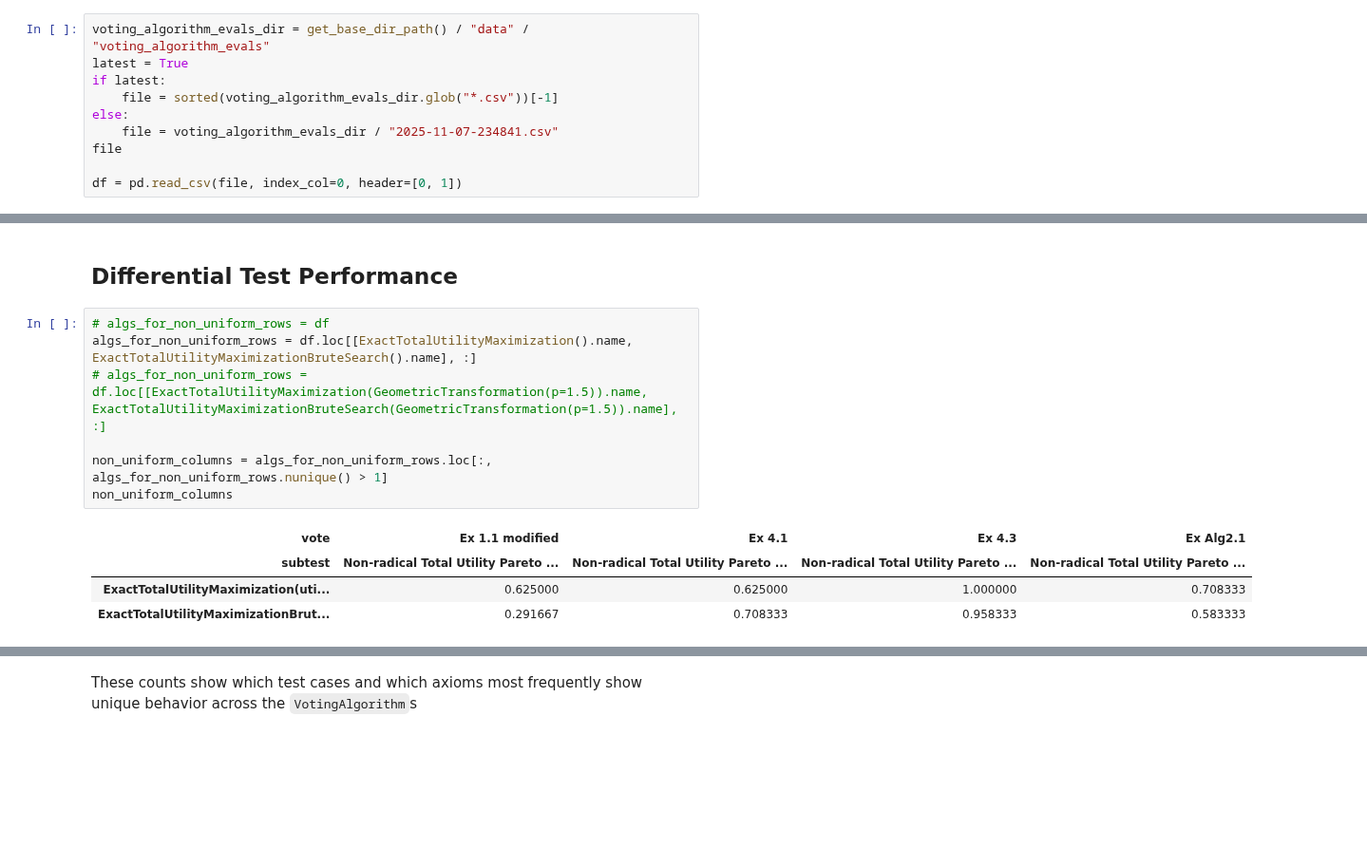
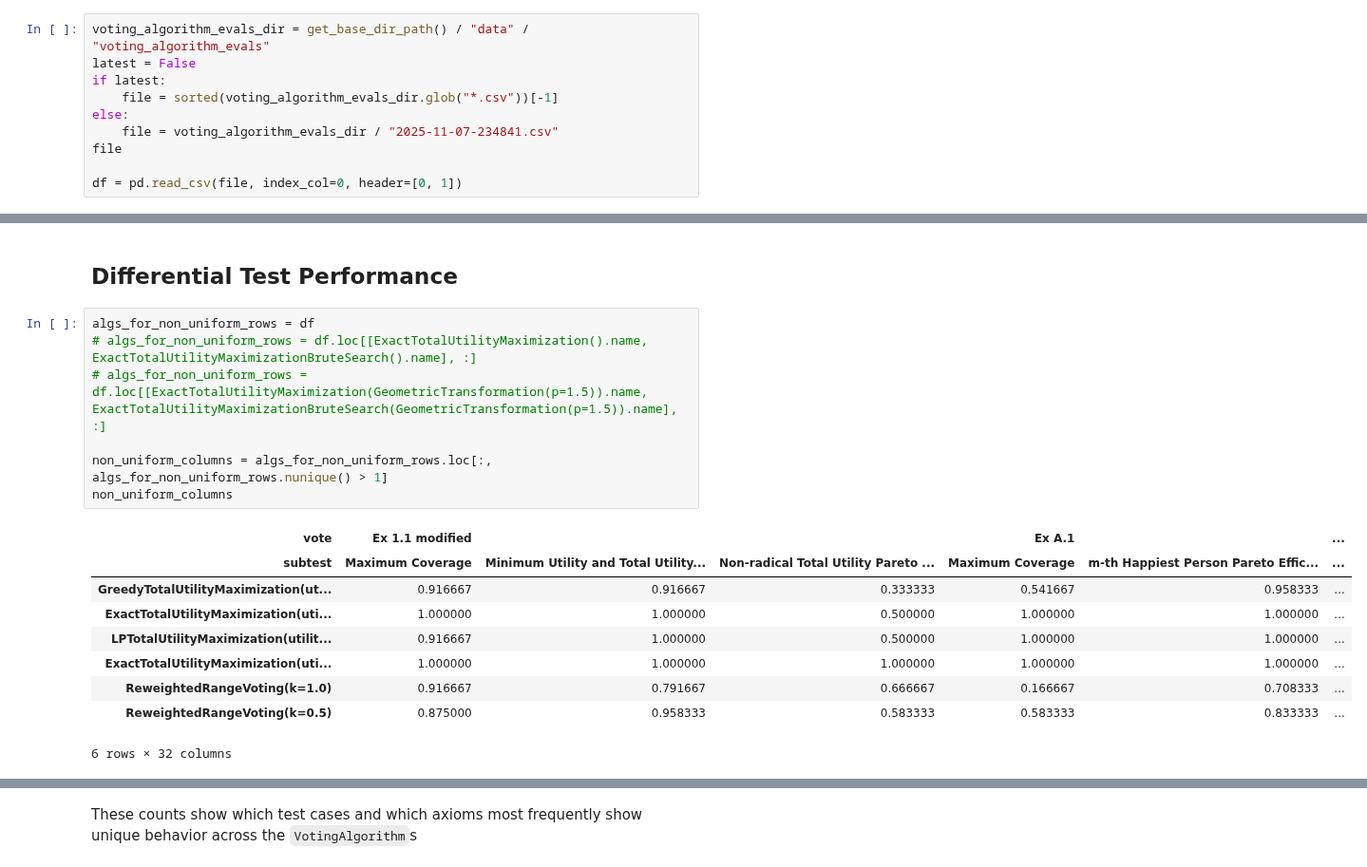
Before and after one commit to aaron-sandoval/generative_social_choice, a Jupyter notebook: generative_social_choice/plots/analyze_voting_algorithm_axiom_results.ipynb, the cells around one changed output, grey strips where cells are left out. Shown at 95% size. Cells and saved outputs as stored; diff of their text form; blank space fills up the shorter version.

```diff
--- a/generative_social_choice/plots/analyze_voting_algorithm_axiom_results.ipynb
+++ b/generative_social_choice/plots/analyze_voting_algorithm_axiom_results.ipynb
@@ -36,7 +36,7 @@ from generative_social_choice.test.utilities_for_testing import rated_vote_cases
 # Load Data
 # %%
 voting_algorithm_evals_dir = get_base_dir_path() / "data" / "voting_algorithm_evals"
-latest = True
+latest = False
 if latest:
     file = sorted(voting_algorithm_evals_dir.glob("*.csv"))[-1]
 else:
@@ -81,17 +87,22 @@ dtype: float64
 # %% [markdown]
 ## Differential Test Performance
 # %%
-# algs_for_non_uniform_rows = df
-algs_for_non_uniform_rows = df.loc[[ExactTotalUtilityMaximization().name, ExactTotalUtilityMaximizationBruteSearch().name], :]
+algs_for_non_uniform_rows = df
+# algs_for_non_uniform_rows = df.loc[[ExactTotalUtilityMaximization().name, ExactTotalUtilityMaximizationBruteSearch().name], :]
 # algs_for_non_uniform_rows = df.loc[[ExactTotalUtilityMaximization(GeometricTransformation(p=1.5)).name, ExactTotalUtilityMaximizationBruteSearch(GeometricTransformation(p=1.5)).name], :]
 
 non_uniform_columns = algs_for_non_uniform_rows.loc[:, algs_for_non_uniform_rows.nunique() > 1]
 non_uniform_columns
 # %% [output]
-| vote | Ex 1.1 modified | Ex 4.1 | Ex 4.3 | Ex Alg2.1 |
-| subtest | Non-radical Total Utility Pareto ... | Non-radical Total Utility Pareto ... | Non-radical Total Utility Pareto ... | Non-radical Total Utility Pareto ... |
-| ExactTotalUtilityMaximization(uti... | 0.625000 | 0.625000 | 1.000000 | 0.708333 |
-| ExactTotalUtilityMaximizationBrut... | 0.291667 | 0.708333 | 0.958333 | 0.583333 |
+| vote | Ex 1.1 modified |  |  | Ex A.1 |  | ... |
+| subtest | Maximum Coverage | Minimum Utility and Total Utility... | Non-radical Total Utility Pareto ... | Maximum Coverage | m-th Happiest Person Pareto Effic... | ... |
+| GreedyTotalUtilityMaximization(ut... | 0.916667 | 0.916667 | 0.333333 | 0.541667 | 0.958333 | ... |
+| ExactTotalUtilityMaximization(uti... | 1.000000 | 1.000000 | 0.500000 | 1.000000 | 1.000000 | ... |
+| LPTotalUtilityMaximization(utilit... | 0.916667 | 1.000000 | 0.500000 | 1.000000 | 1.000000 | ... |
+| ExactTotalUtilityMaximization(uti... | 1.000000 | 1.000000 | 1.000000 | 1.000000 | 1.000000 | ... |
+| ReweightedRangeVoting(k=1.0) | 0.916667 | 0.791667 | 0.666667 | 0.166667 | 0.708333 | ... |
+| ReweightedRangeVoting(k=0.5) | 0.875000 | 0.958333 | 0.583333 | 0.583333 | 0.833333 | ... |
+6 rows × 32 columns
 # %%
 non_uniform_columns.sum(axis=1)
 # %% [output]
```
Also changed, not shown: parts of 8 cells of this notebook, 2 other files.
